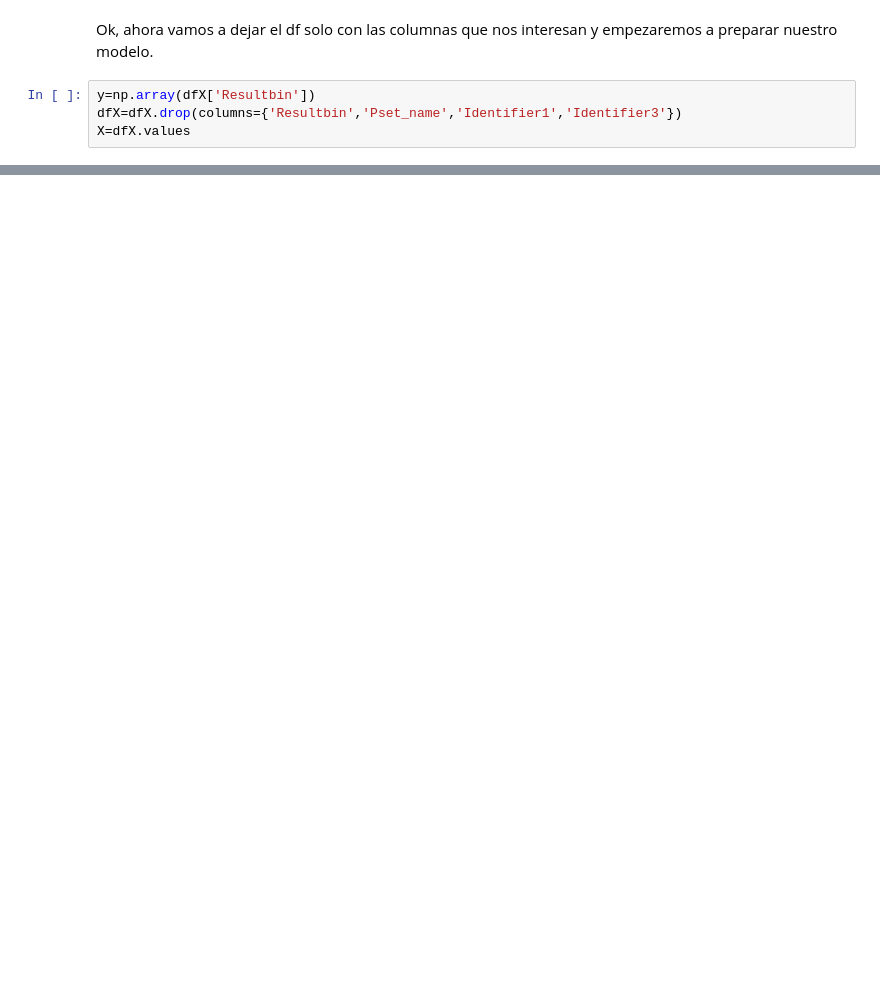
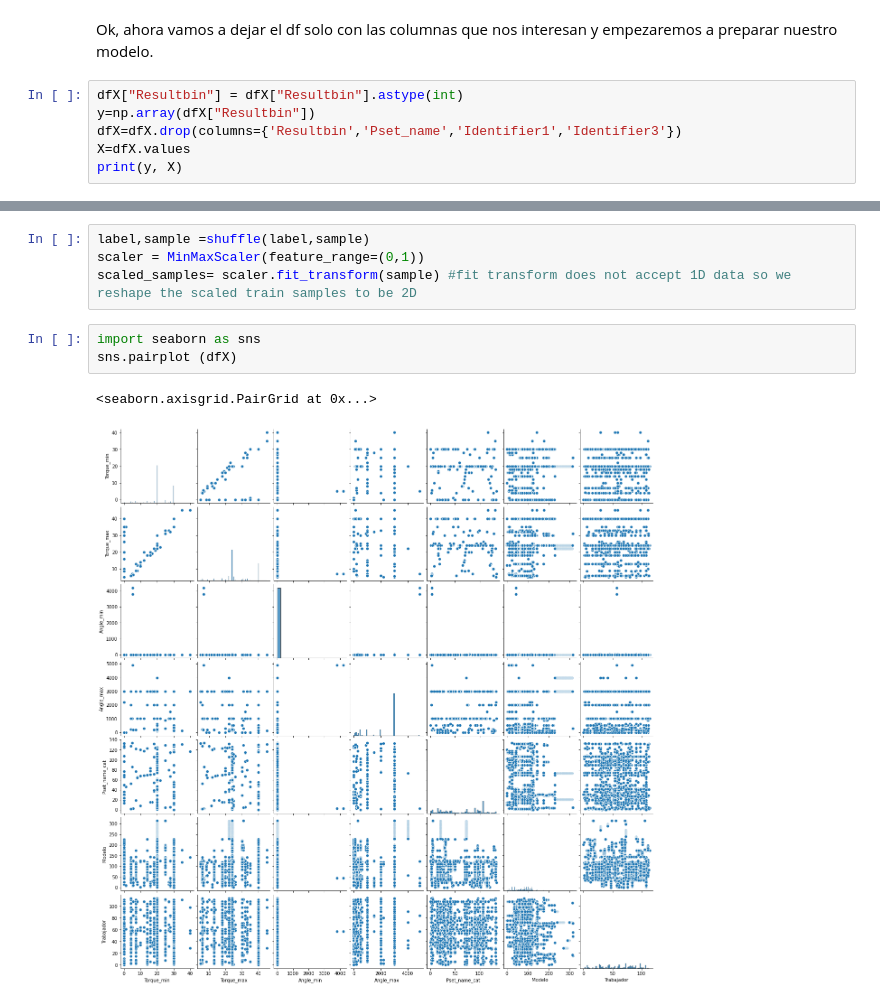
Before and after one commit to guillermodean/TTM_pamplona_NN, a Jupyter notebook: TTM-CNN.ipynb, the cells around one changed output, grey strips where cells are left out. Saved outputs shown, nothing was run; the diff lists cells and outputs as text; blank space fills up the shorter version.

```diff
--- a/TTM-CNN.ipynb
+++ b/TTM-CNN.ipynb
@@ -252,6 +257,8 @@ dfX
 # %% [markdown]
 Ok, ahora vamos a dejar el df solo con las columnas que nos interesan y empezaremos a preparar nuestro modelo.
 # %%
-y=np.array(dfX['Resultbin'])
+dfX["Resultbin"] = dfX["Resultbin"].astype(int)
+y=np.array(dfX["Resultbin"])
 dfX=dfX.drop(columns={'Resultbin','Pset_name','Identifier1','Identifier3'})
 X=dfX.values
+print(y, X)
@@ -272,0 +297,10 @@ kf=KFold(n_splits=3, shuffle=True)
+# %%
+label,sample =shuffle(label,sample)
+scaler = MinMaxScaler(feature_range=(0,1))
+scaled_samples= scaler.fit_transform(sample) #fit transform does not accept 1D data so we reshape the scaled train samples to be 2D
+# %%
+import seaborn as sns
+sns.pairplot (dfX)
+# %% [output]
+<seaborn.axisgrid.PairGrid at 0x...>
+[figure, added]
```
Also changed, not shown: parts of 8 cells of this notebook.
